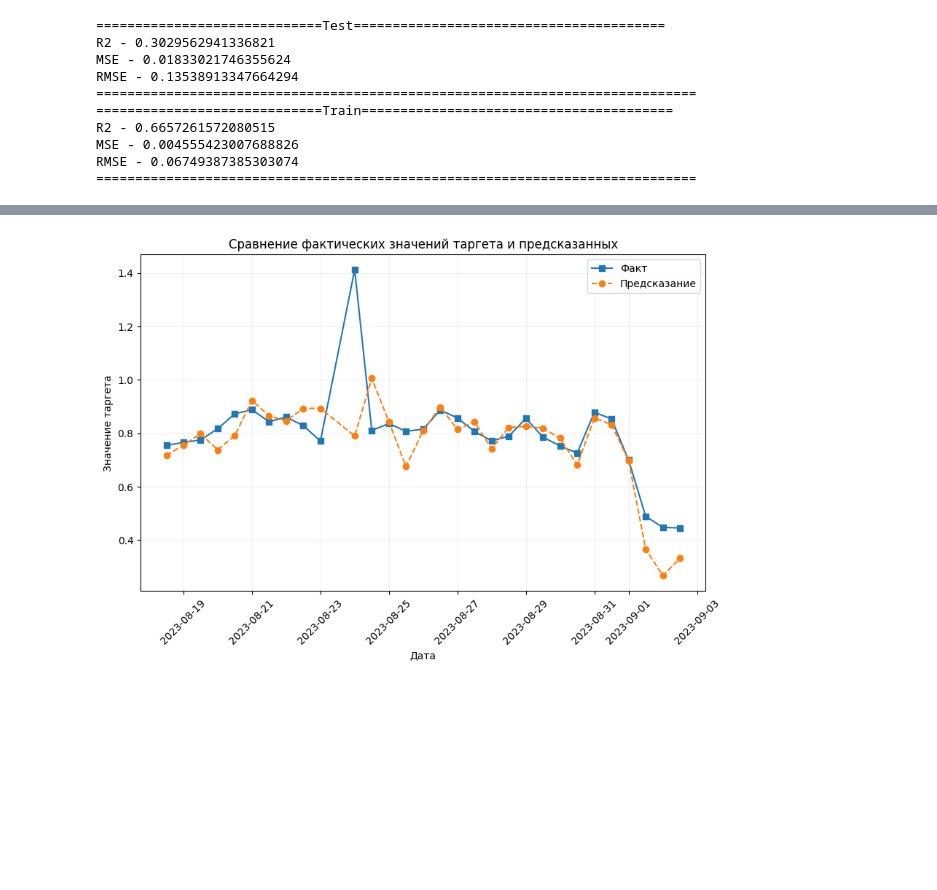
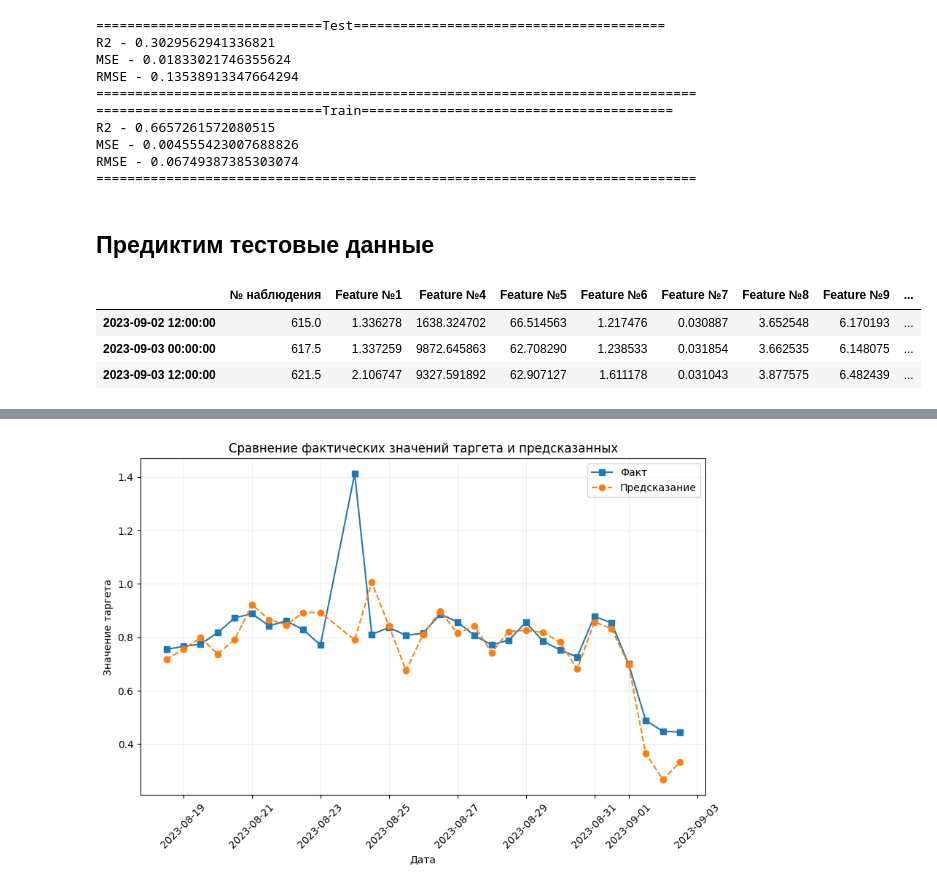
Before and after one commit to Poltava49/My_ML_practice, a Jupyter notebook: time_series/main.ipynb, the cells around one changed output, grey strips where cells are left out. Cells and saved outputs as stored; diff of their text form; code cells hidden in the pictures; blank space fills up the shorter version.

Commit message:
predict test data

```diff
--- a/time_series/main.ipynb
+++ b/time_series/main.ipynb
@@ -450,3 +450,15 @@ R2 - 0.6657261572080515
 MSE - 0.004555423007688826
 RMSE - 0.06749387385303074
 =============================================================================
+# %% [markdown]
+## Предиктим тестовые данные
+# %%
+# изменяем тип на количественный и ресемплим на 12ч
+data_test_num = data_test.drop(labels=['Feature №2'], axis=1).astype('float64')
+data_test_resample_num = data_test_num.resample('12h').mean()
+data_test_resample_num.head(3)
+# %% [output]
+|  | № наблюдения | Feature №1 | Feature №4 | Feature №5 | Feature №6 | Feature №7 | Feature №8 | Feature №9 | ... |
+| 2023-09-02 12:00:00 | 615.0 | 1.336278 | 1638.324702 | 66.514563 | 1.217476 | 0.030887 | 3.652548 | 6.170193 | ... |
+| 2023-09-03 00:00:00 | 617.5 | 1.337259 | 9872.645863 | 62.708290 | 1.238533 | 0.031854 | 3.662535 | 6.148075 | ... |
+| 2023-09-03 12:00:00 | 621.5 | 2.106747 | 9327.591892 | 62.907127 | 1.611178 | 0.031043 | 3.877575 | 6.482439 | ... |
```
Also changed, not shown: parts of 5 cells of this notebook.
